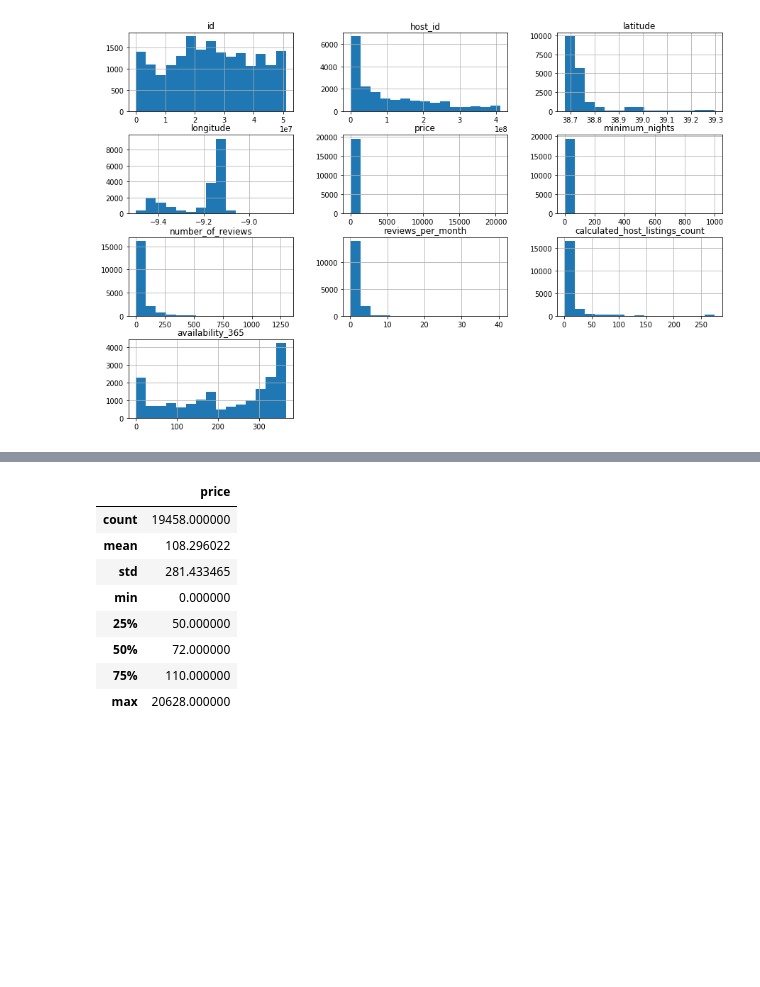
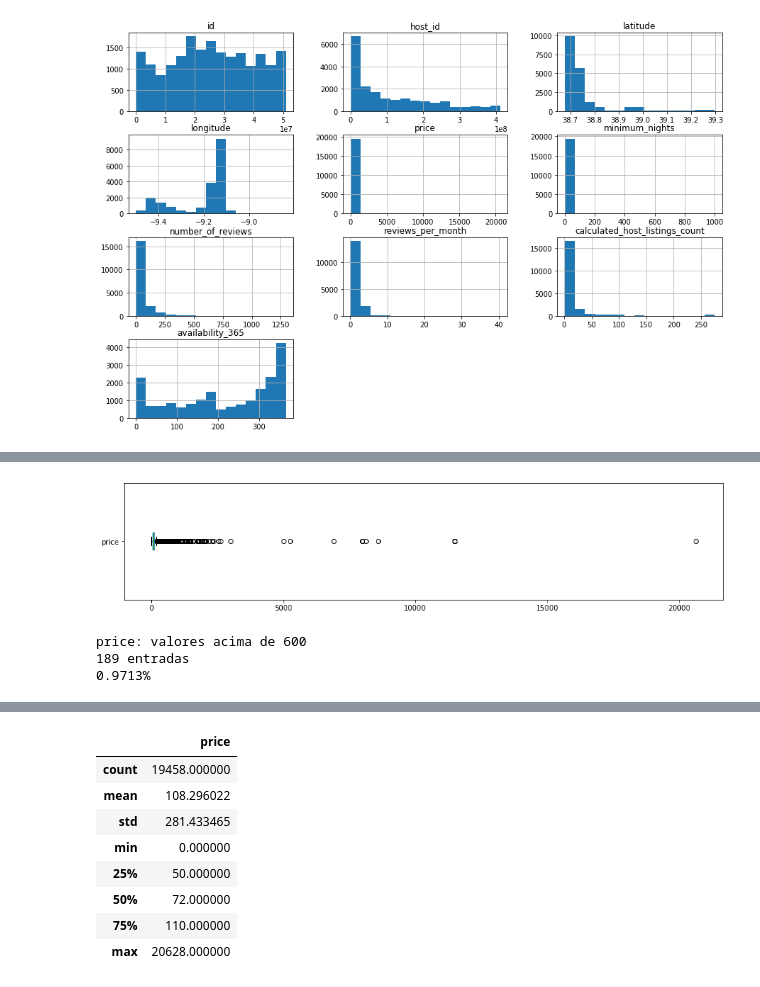
Before and after one commit to charlestreiber/Projeto_Lisboa, a Jupyter notebook: Projeto_Lisboa.ipynb, the cells around one changed output, grey strips where cells are left out. Drawn from its saved outputs; the diff is of its cells as text; code cells hidden in the pictures; blank space fills up the shorter version.

```diff
--- a/Projeto_Lisboa.ipynb
+++ b/Projeto_Lisboa.ipynb
@@ -137,0 +186,13 @@ df.hist(bins=15, figsize=(15,10));
+# %%
+# Fazer um boxsplot da variável price para analisar os outliers
+df.price.plot(kind='box', vert=False, figsize=(15, 3),)
+plt.show()
+
+print("\nprice: valores acima de 600")
+print("{} entradas".format(len(df[df.price > 600])))
+print("{:.4f}%".format((len(df[df.price > 600]) / df.shape[0])*100))
+# %% [output]
+[figure, added]
+price: valores acima de 600
+189 entradas
+0.9713%
```
Also changed, not shown: parts of 18 cells of this notebook.
